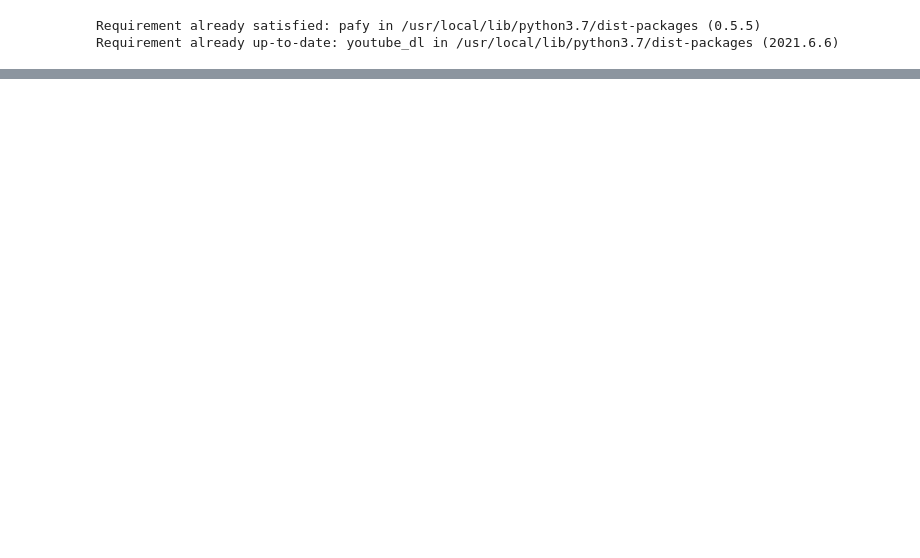
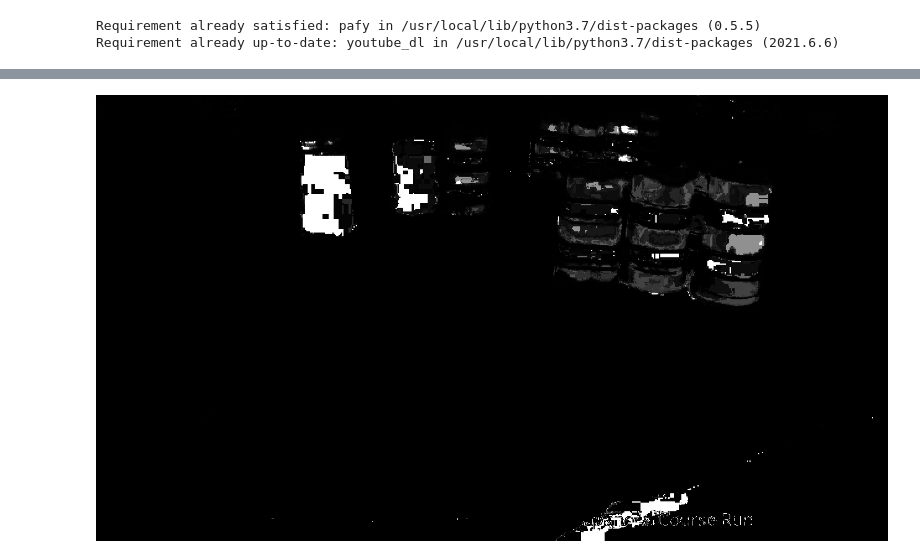
Before and after one commit to sgauthamr2001/cv-session, a Jupyter notebook: Sukeerth_ME20B178/a2q2.ipynb, the cells around one changed output, grey strips where cells are left out. Cells and saved outputs as stored; diff of their text form; code cells hidden in the pictures; blank space fills up the shorter version.

```diff
--- a/Sukeerth_ME20B178/a2q2.ipynb
+++ b/Sukeerth_ME20B178/a2q2.ipynb
@@ -64,0 +72,5 @@ plt.show()
+# %%
+res = cv2.calcBackProject([hsv_img], [0, 1], hist, [0, 180, 0, 256], 1)
+cv2_imshow(res)
+# %% [output]
+[figure, added]
```
Also changed, not shown: parts of 10 cells of this notebook.
